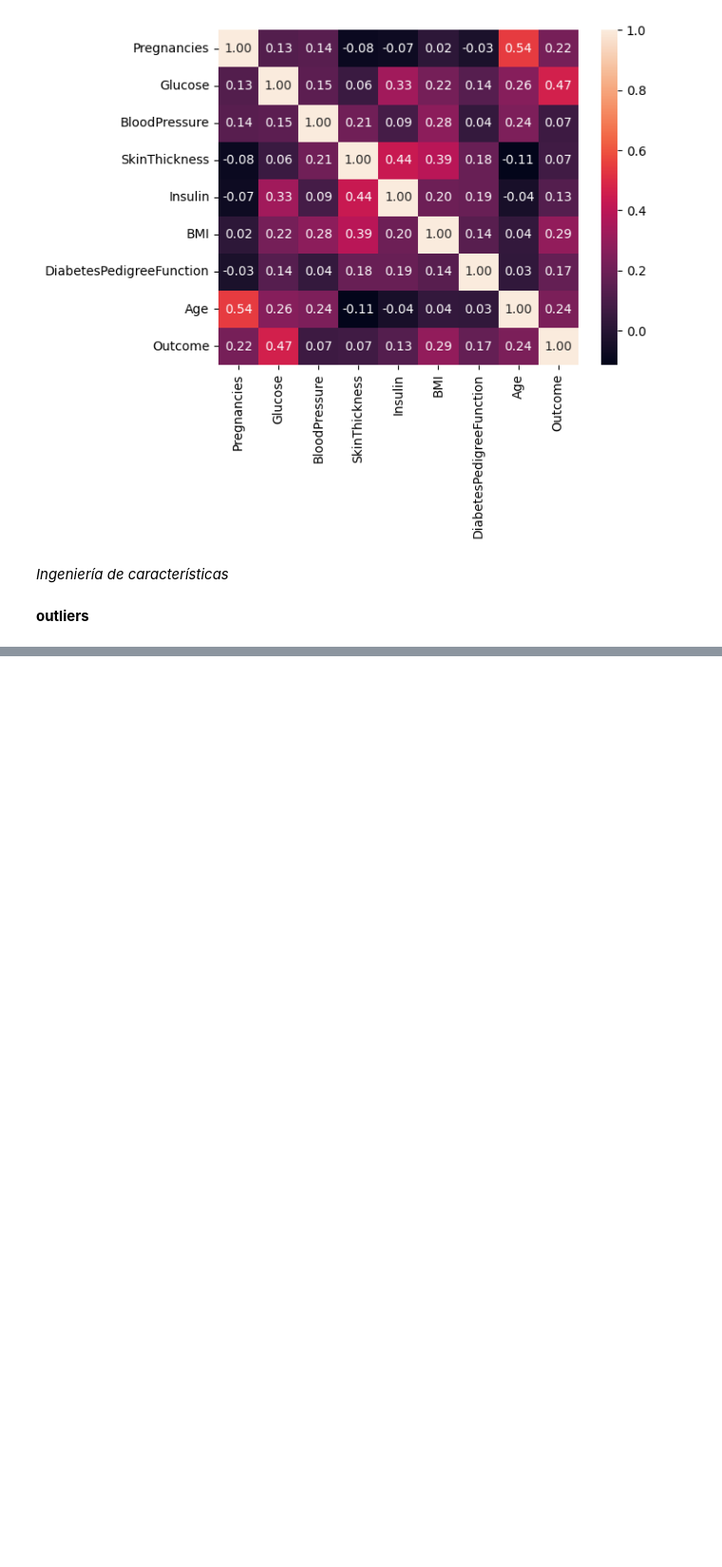
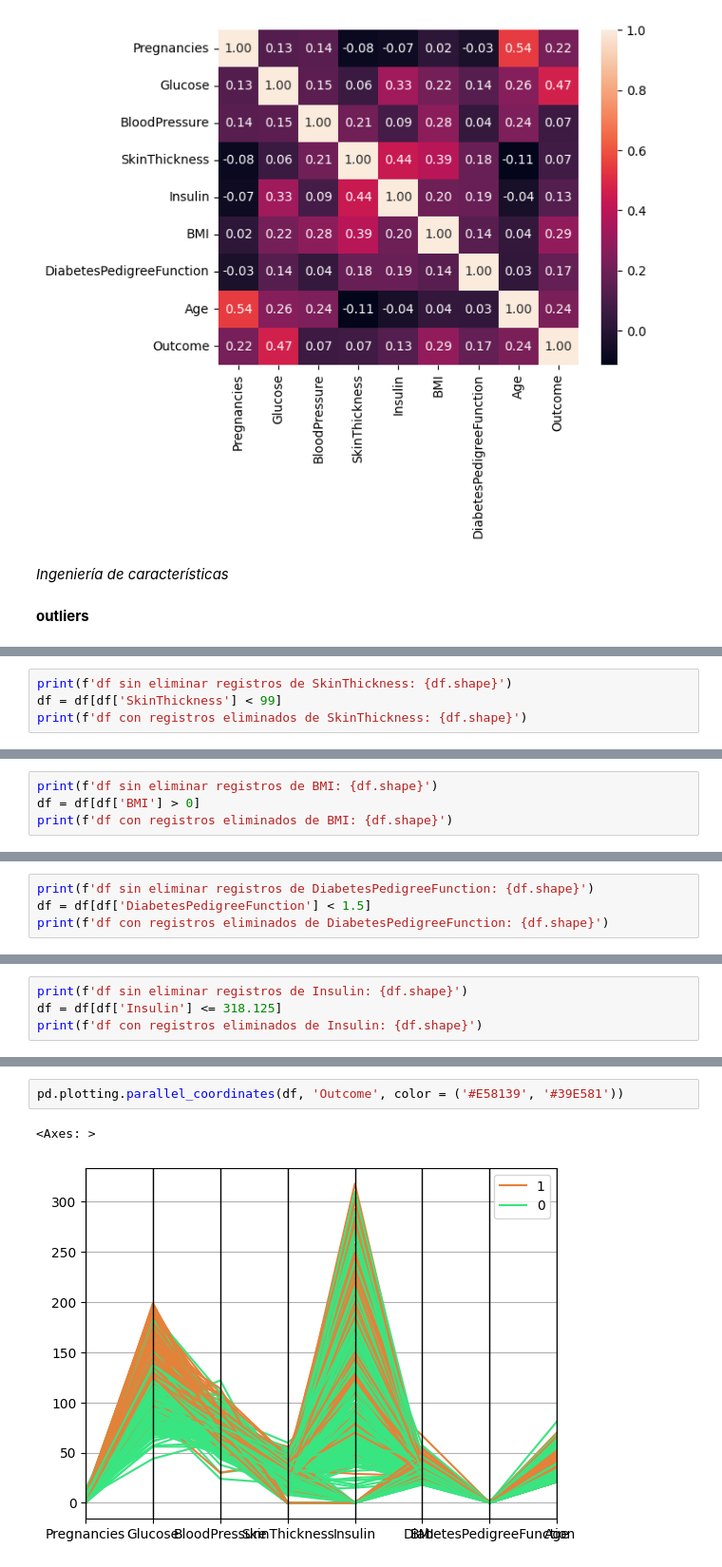
Before and after one commit to Nicolas-DL/arbol_decision, a Jupyter notebook: src/explore.ipynb, the cells around one changed output, grey strips where cells are left out. Shown at 95% size. Cells and saved outputs as stored; diff of their text form; blank space fills up the shorter version.

```diff
--- a/src/explore.ipynb
+++ b/src/explore.ipynb
@@ -123,0 +189,4 @@ plt.show()
+# %%
+print(f'df sin eliminar registros de SkinThickness: {df.shape}')
+df = df[df['SkinThickness'] < 99]
+print(f'df con registros eliminados de SkinThickness: {df.shape}')
@@ -123,0 +200,4 @@ plt.show()
+# %%
+print(f'df sin eliminar registros de BMI: {df.shape}')
+df = df[df['BMI'] > 0]
+print(f'df con registros eliminados de BMI: {df.shape}')
@@ -123,0 +211,4 @@ plt.show()
+# %%
+print(f'df sin eliminar registros de DiabetesPedigreeFunction: {df.shape}')
+df = df[df['DiabetesPedigreeFunction'] < 1.5]
+print(f'df con registros eliminados de DiabetesPedigreeFunction: {df.shape}')
@@ -123,0 +222,4 @@ plt.show()
+# %%
+print(f'df sin eliminar registros de Insulin: {df.shape}')
+df = df[df['Insulin'] <= 318.125]
+print(f'df con registros eliminados de Insulin: {df.shape}')
@@ -123,0 +268,5 @@ plt.show()
+# %%
+pd.plotting.parallel_coordinates(df, 'Outcome', color = ('#E58139', '#39E581'))
+# %% [output]
+<Axes: >
+[figure, added]
```
Also changed, not shown: parts of 46 cells of this notebook, 3 other files.
